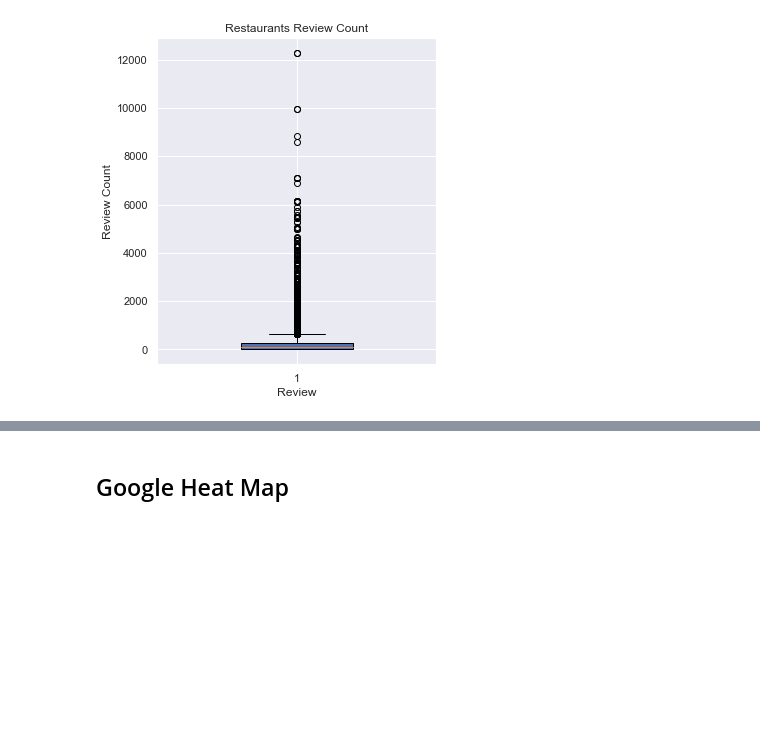
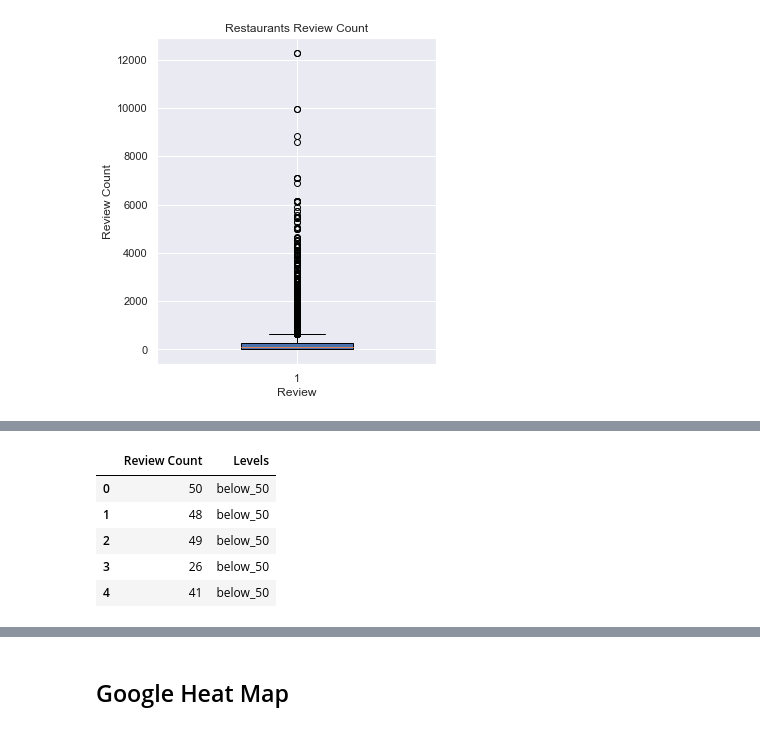
Before and after one commit to ermiasgelaye/Yelp-Challenge, a Jupyter notebook: pyRestaurants/yelp-challenge.ipynb, the cells around one changed output, grey strips where cells are left out. Cells and saved outputs as stored; diff of their text form; code cells hidden in the pictures; blank space fills up the shorter version.

```diff
--- a/pyRestaurants/yelp-challenge.ipynb
+++ b/pyRestaurants/yelp-challenge.ipynb
@@ -1164,0 +1245,17 @@ plt.show()
+# %%
+# Prepare the ANOVA data, assume 5 levels, based on the number of restaurants in each review count category, loaded in the factor "Review Count"
+all_levels = below_50 + from_50_to_200 + from_201_to_2000 + from_2k_to_4k + above_4k
+data_levels = (["below_50"]*len(below_50) + ["from_50_to_200"]*len(from_50_to_200)
+       + ["from_201_to_2000"]*len(from_201_to_2000) + ["from_2k_to_4k"]*len(from_2k_to_4k)
+       + ["above_4k"]*len(above_4k))
+
+df_levels = pd.DataFrame({"Review Count": all_levels, "Levels": data_levels})
+
+df_levels.head()
+# %% [output]
+|  | Review Count | Levels |
+| 0 | 50 | below_50 |
+| 1 | 48 | below_50 |
+| 2 | 49 | below_50 |
+| 3 | 26 | below_50 |
+| 4 | 41 | below_50 |
```
Also changed, not shown: parts of 14 cells of this notebook, 5 other files.
